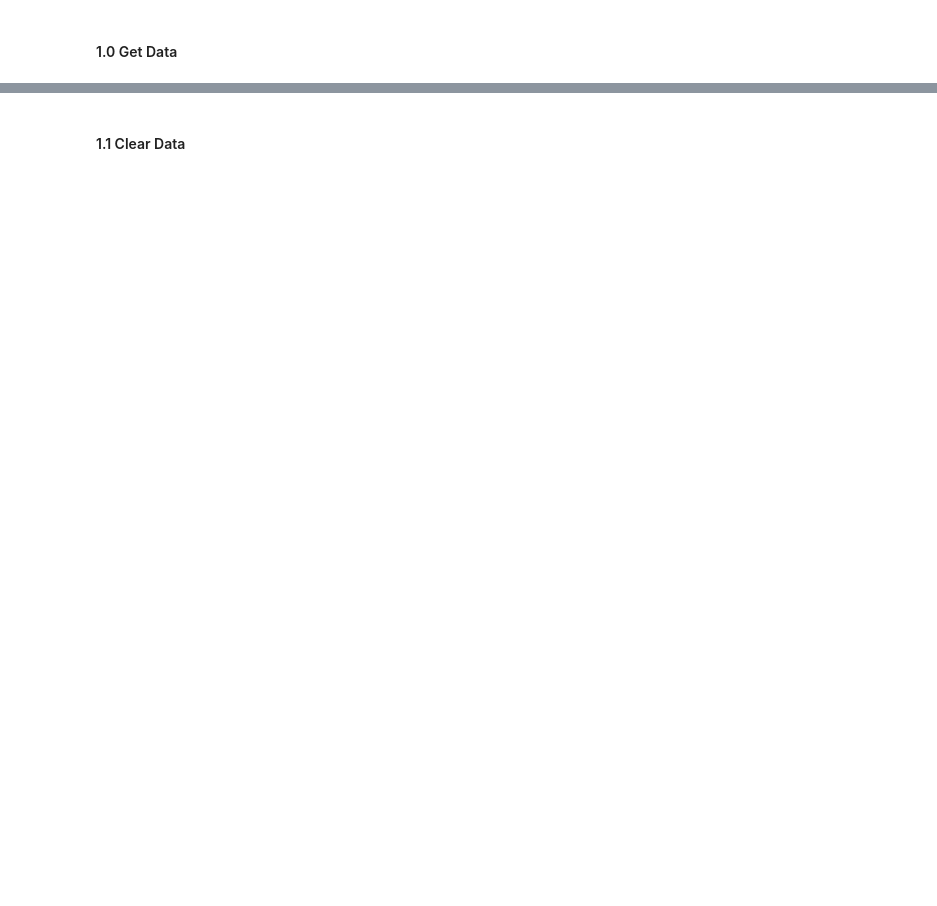
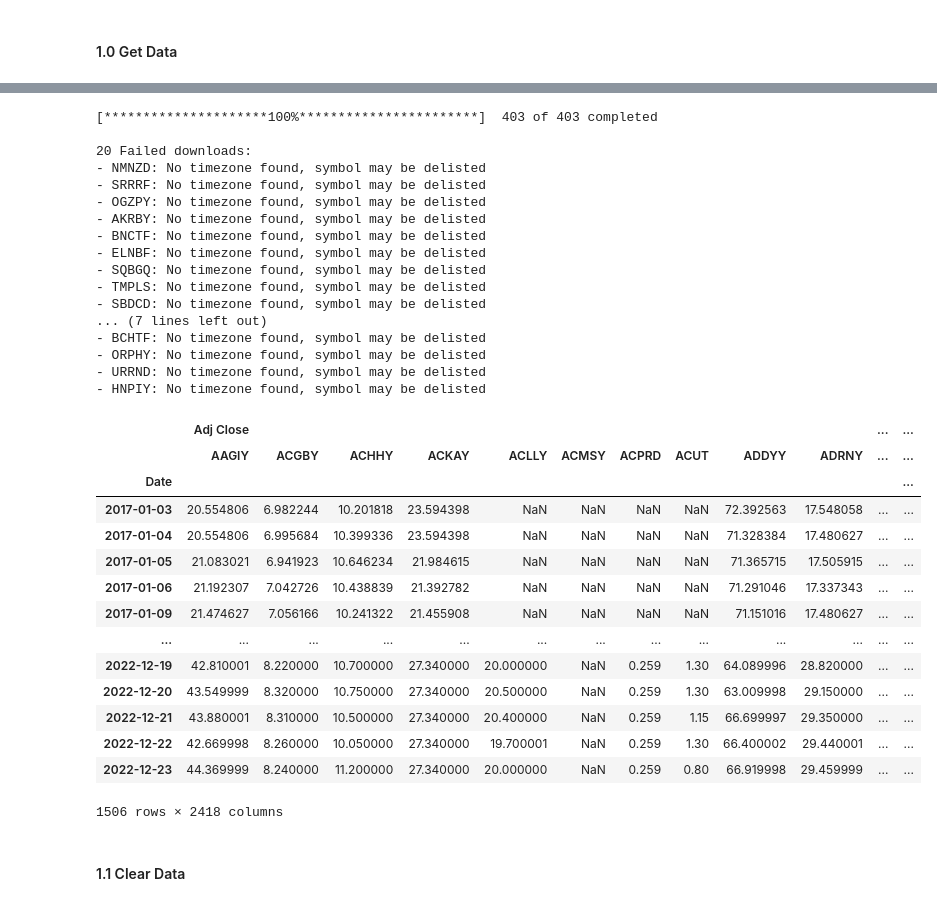
Before and after one commit to benchov/Machine_Learning_for_Trading_Knowledge, a Jupyter notebook: Market_Analysis_I.ipynb, the cells around one changed output, grey strips where cells are left out. Cells and saved outputs as stored; diff of their text form; code cells hidden in the pictures; blank space fills up the shorter version.

Commit message:
change market data provider and connect broker api

```diff
--- a/Market_Analysis_I.ipynb
+++ b/Market_Analysis_I.ipynb
@@ -53,0 +74,3 @@ import matplotlib.cm as cm
+# %%
+api = alpaca.REST(key_id, secret_key, 'https://paper-api.alpaca.markets')
+api.get_account()
@@ -65,0 +97,5 @@ RemoteDataError: ignored
+# %%
+# get list of available stocks
+asset_list =api.list_assets()
+asset_list = [asset.symbol for asset in asset_list if (asset.status == 'active') & (asset.exchange == 'OTC')]
+len(asset_list), asset_list[:10]
@@ -66,3 +114,41 @@ RemoteDataError: ignored
+# %%
+start_date = '2017-01-01'
+end_date = '2022-12-27'
+data = yf.download(asset_list, start_date, end_date)
+data
+# %% [output]
+[*********************100%***********************]  403 of 403 completed
+
+20 Failed downloads:
+- NMNZD: No timezone found, symbol may be delisted
+- SRRRF: No timezone found, symbol may be delisted
+- OGZPY: No timezone found, symbol may be delisted
+- AKRBY: No timezone found, symbol may be delisted
+- BNCTF: No timezone found, symbol may be delisted
+- ELNBF: No timezone found, symbol may be delisted
+- SQBGQ: No timezone found, symbol may be delisted
+- TMPLS: No timezone found, symbol may be delisted
+- SBDCD: No timezone found, symbol may be delisted
+... (7 lines left out)
+- BCHTF: No timezone found, symbol may be delisted
+- ORPHY: No timezone found, symbol may be delisted
+- URRND: No timezone found, symbol may be delisted
+- HNPIY: No timezone found, symbol may be delisted
+|  | Adj Close |  |  |  |  |  |  |  |  |  | ... | ... |
+|  | AAGIY | ACGBY | ACHHY | ACKAY | ACLLY | ACMSY | ACPRD | ACUT | ADDYY | ADRNY | ... | ... |
+| Date |  |  |  |  |  |  |  |  |  |  |  | ... |
+| 2017-01-03 | 20.554806 | 6.982244 | 10.201818 | 23.594398 | NaN | NaN | NaN | NaN | 72.392563 | 17.548058 | ... | ... |
+| 2017-01-04 | 20.554806 | 6.995684 | 10.399336 | 23.594398 | NaN | NaN | NaN | NaN | 71.328384 | 17.480627 | ... | ... |
+| 2017-01-05 | 21.083021 | 6.941923 | 10.646234 | 21.984615 | NaN | NaN | NaN | NaN | 71.365715 | 17.505915 | ... | ... |
+| 2017-01-06 | 21.192307 | 7.042726 | 10.438839 | 21.392782 | NaN | NaN | NaN | NaN | 71.291046 | 17.337343 | ... | ... |
+| 2017-01-09 | 21.474627 | 7.056166 | 10.241322 | 21.455908 | NaN | NaN | NaN | NaN | 71.151016 | 17.480627 | ... | ... |
+| ... | ... | ... | ... | ... | ... | ... | ... | ... | ... | ... | ... | ... |
+| 2022-12-19 | 42.810001 | 8.220000 | 10.700000 | 27.340000 | 20.000000 | NaN | 0.259 | 1.30 | 64.089996 | 28.820000 | ... | ... |
+| 2022-12-20 | 43.549999 | 8.320000 | 10.750000 | 27.340000 | 20.500000 | NaN | 0.259 | 1.30 | 63.009998 | 29.150000 | ... | ... |
+| 2022-12-21 | 43.880001 | 8.310000 | 10.500000 | 27.340000 | 20.400000 | NaN | 0.259 | 1.15 | 66.699997 | 29.350000 | ... | ... |
+| 2022-12-22 | 42.669998 | 8.260000 | 10.050000 | 27.340000 | 19.700001 | NaN | 0.259 | 1.30 | 66.400002 | 29.440001 | ... | ... |
+| 2022-12-23 | 44.369999 | 8.240000 | 11.200000 | 27.340000 | 20.000000 | NaN | 0.259 | 0.80 | 66.919998 | 29.459999 | ... | ... |
+1506 rows × 2418 columns
 # %% [markdown]
 #### 1.1 Clear Data
 # %%
```
Also changed, not shown: parts of 14 cells of this notebook.
